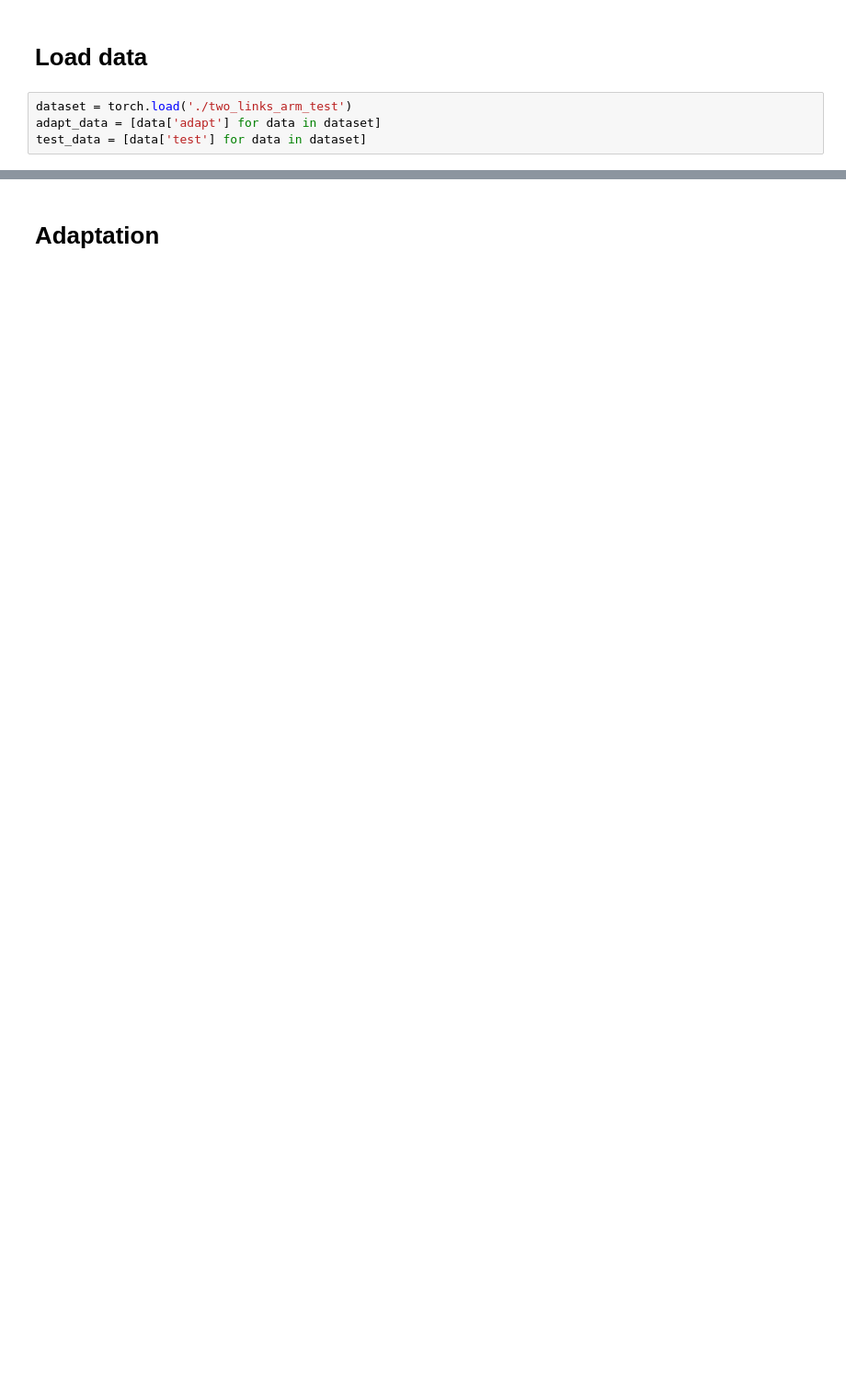
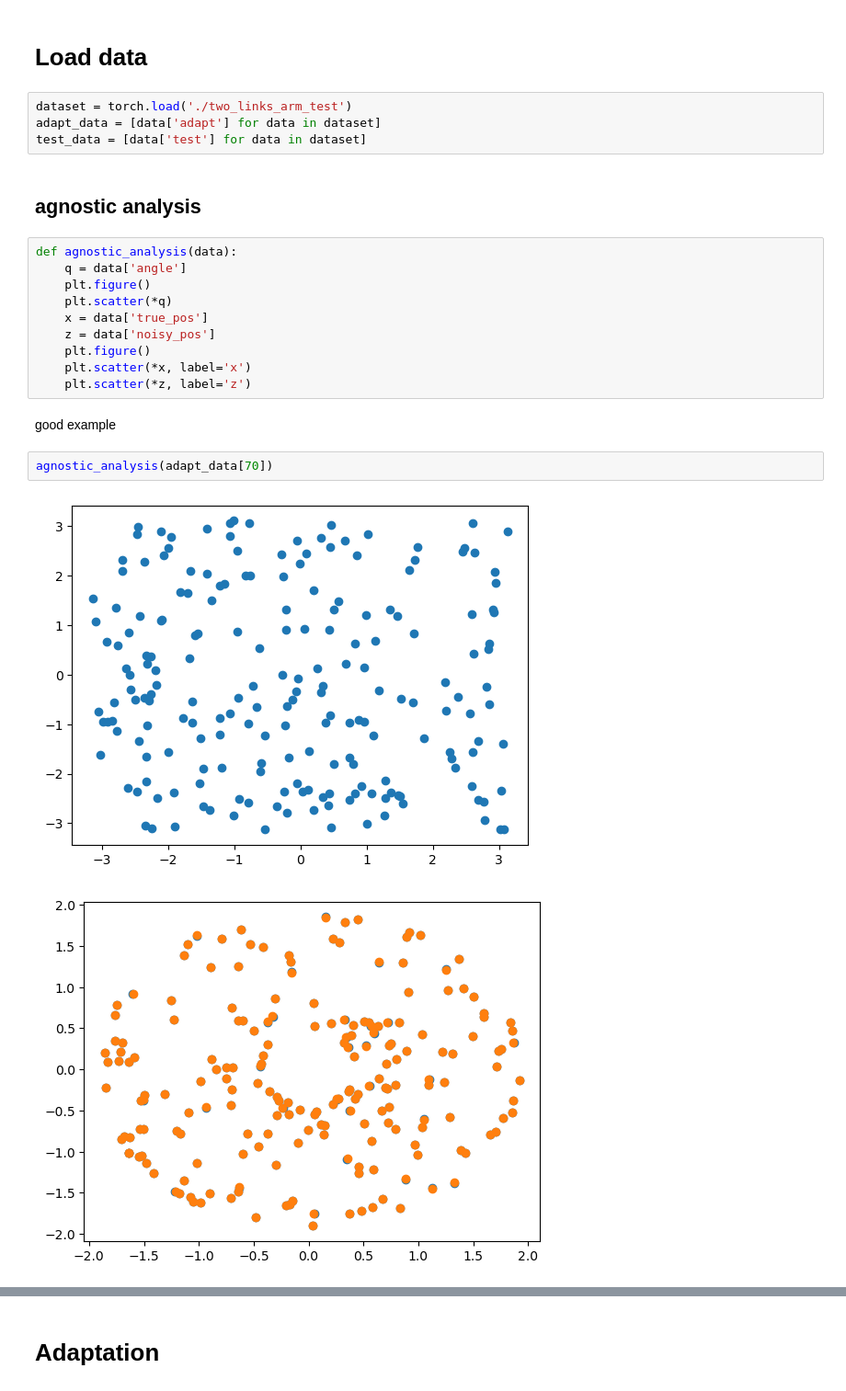
Before and after one commit to yunhao-tech/Sequantial-Monte-Carlo-project, a Jupyter notebook: two_link_arm_smcd.ipynb, the cells around one changed output, grey strips where cells are left out. Shown at 92% size. Saved outputs shown, nothing was run; the diff lists cells and outputs as text; blank space fills up the shorter version.

```diff
--- a/two_link_arm_smcd.ipynb
+++ b/two_link_arm_smcd.ipynb
@@ -46,3 +43,22 @@ for name, param in model.named_parameters():
 dataset = torch.load('./two_links_arm_test')
 adapt_data = [data['adapt'] for data in dataset]
 test_data = [data['test'] for data in dataset]
+# %% [markdown]
+## agnostic analysis
+# %%
+def agnostic_analysis(data):
+	q = data['angle']
+	plt.figure()
+	plt.scatter(*q)
+	x = data['true_pos']
+	z = data['noisy_pos']
+	plt.figure()
+	plt.scatter(*x, label='x')
+	plt.scatter(*z, label='z')
+# %% [markdown]
+good example
+# %%
+agnostic_analysis(adapt_data[70])
+# %% [output]
+[figure, added]
+[figure, added]
```
Also changed, not shown: parts of 11 cells of this notebook, 1 other file.
